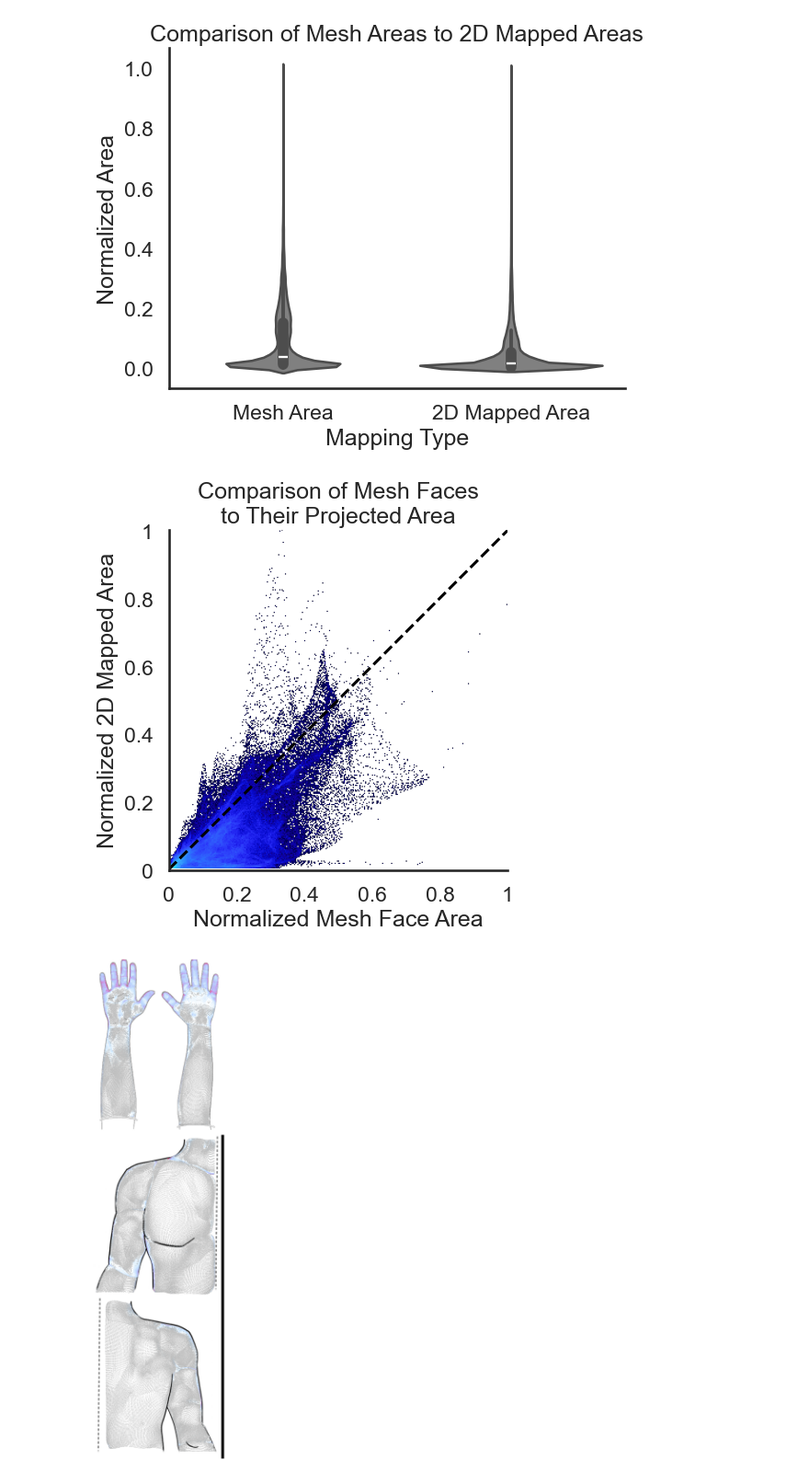
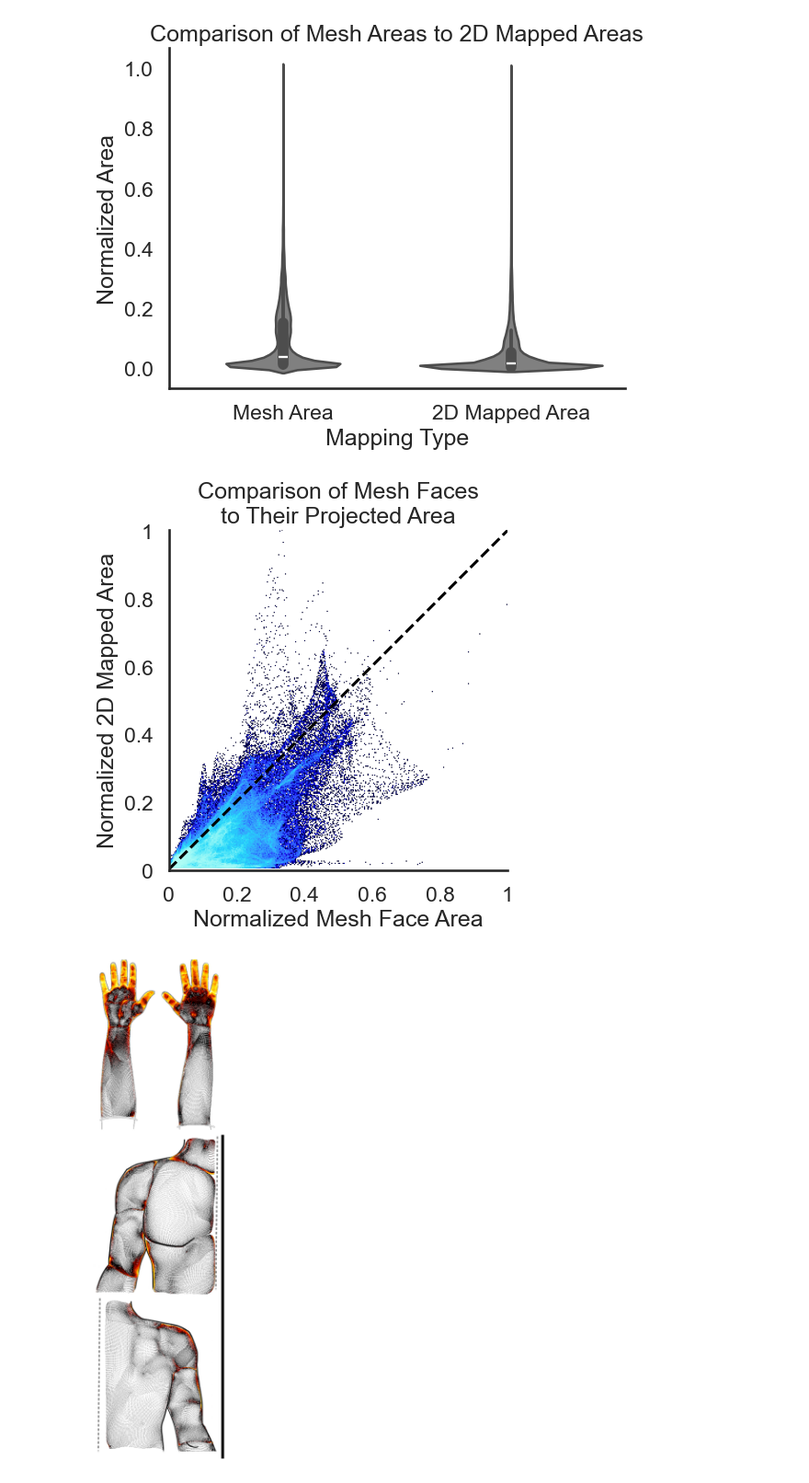
Before and after one commit to Nabizzle/Geodesic-Path-Finder, a Jupyter notebook: Code/Paper Figures.ipynb, the cells around one changed output. Shown at 92% size. Drawn from its saved outputs; the diff is of its cells as text; code cells hidden in the pictures.

```diff
--- a/Code/Paper Figures.ipynb
+++ b/Code/Paper Figures.ipynb
@@ -183,7 +183,7 @@ agg = ds.Canvas(
     plot_height=300,
     ).points(area_compare.to_pandas(), 'Mesh Faces', '2D Mapped Faces')
 img = ds.tf.set_background(
-    ds.tf.shade(agg, how="log",
+    ds.tf.shade(agg, how="eq_hist",
                 cmap=cc.CET_L6)).to_pil()
 plt.gca().set_aspect('equal')
 plt.imshow(img)
@@ -201,7 +201,7 @@ plt.ylabel("Normalized 2D Mapped Area")
 plt.title("Comparison of Mesh Faces\nto Their Projected Area", y=1)
 plt.show()
 # %% [output]
-[figure, old version]
+[figure, new version]
 # %%
 # Find the image dimensions
 with initialize(version_base=None, config_path="config"):
@@ -214,33 +214,33 @@ scale = 5
 im = cv2.resize(im, (round(image_x_size / scale), round(image_y_size / scale)))
 plt.imshow(im)
 
 uv_data = pl.DataFrame({"U": uv_array[:, 0],
                         "V": uv_array[:, 1]})
 
 scale = 0.97
 agg = ds.Canvas(
     plot_width=round(im.shape[1] * scale),
     plot_height=round(im.shape[0] * scale)
     ).points(uv_data.to_pandas(), 'U', 'V')
 img = ds.tf.set_background(
-    ds.tf.shade(agg, how="log",
-                cmap=cc.CET_L19)).to_pil()
+    ds.tf.shade(agg, how="eq_hist",
+                cmap=cc.fire)).to_pil()
 x_shift = 10
 y_shift = 10
 M = np.float32([
 	[1, 0, x_shift],
 	[0, 1, y_shift]
 ])
 img = np.array(img)
 img = cv2.resize(img, (round(img.shape[1] * 0.96),
                        round(img.shape[0] * 1.01)))
 
 shifted = cv2.warpAffine(img, M, (img.shape[1] + x_shift,
                                   img.shape[0] + y_shift))
 plt.imshow(shifted)
 plt.xlim([0, im.shape[1]])
 plt.ylim([im.shape[0] + y_shift, y_shift])
 plt.axis('off')
 plt.show()
 # %% [output]
-[figure, old version]
+[figure, new version]
```
Also changed, not shown: parts of 1 cell of this notebook.
